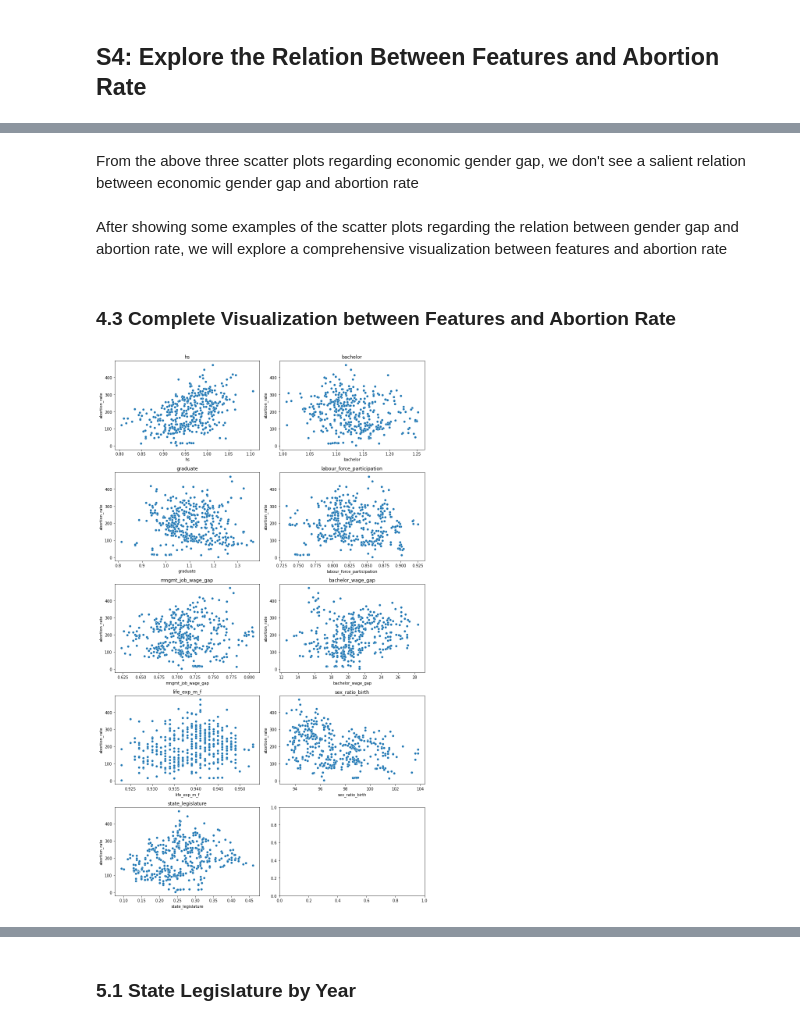
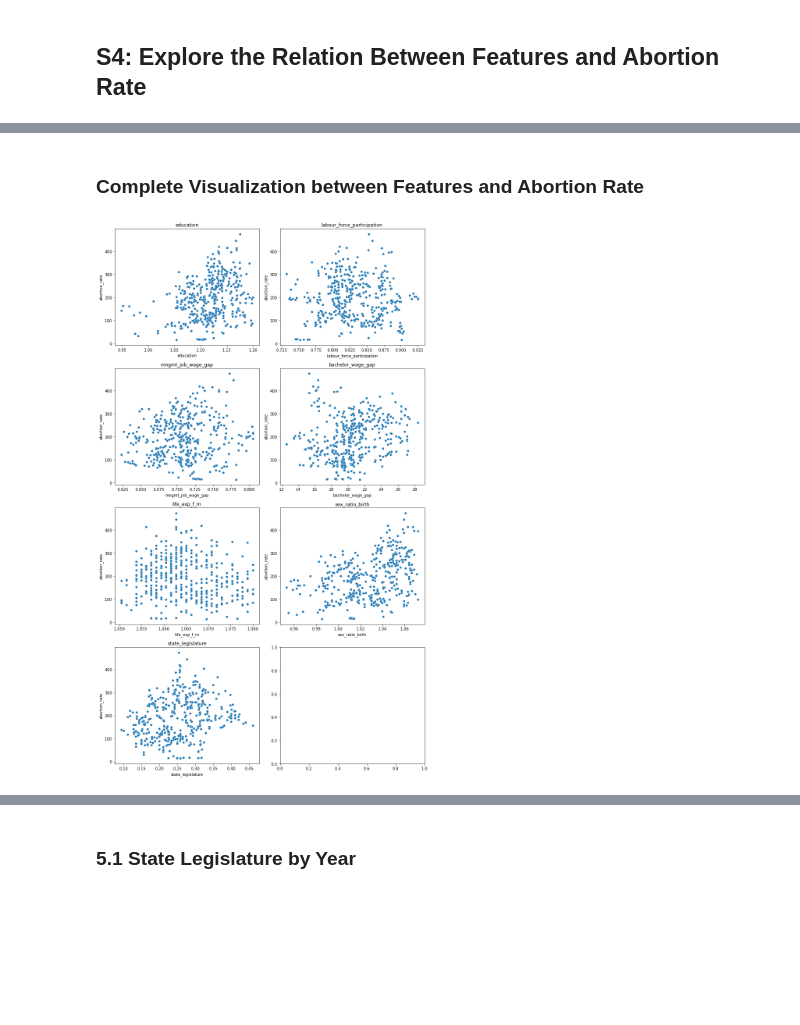
Before and after one commit to macs30122-winter23/final-project-233-not-found, a Jupyter notebook: EDA_April+GJX.ipynb, the cells around one changed output, grey strips where cells are left out. Drawn from its saved outputs; the diff is of its cells as text; code cells hidden in the pictures; blank space fills up the shorter version.

```diff
--- a/EDA_April+GJX.ipynb
+++ b/EDA_April+GJX.ipynb
@@ -319,6 +229,6 @@ Q1, Q3, lower_thresh, upper_thresh
 # %%
 print("Data size before dropping:", data_df.shape)
-data_df.drop(data_df[data_df["life_exp_m_f"] > 0.957].index, inplace=True)
-data_df.drop(data_df[data_df["life_exp_m_f"] < 0.922].index, inplace=True)
+data_df.drop(data_df[data_df["life_exp_f_m"] > 1.08].index, inplace=True)
+data_df.drop(data_df[data_df["life_exp_f_m"] < 1.05].index, inplace=True)
 print("Data size after dropping:", data_df.shape)
 # %% [output]
@@ -337,6 +247,6 @@ Q1, Q3, lower_thresh, upper_thresh
 # %%
 print("Data size before dropping:", data_df.shape)
-data_df.drop(data_df[data_df["sex_ratio_birth"] > 104.05].index, inplace=True)
-data_df.drop(data_df[data_df["sex_ratio_birth"] < 90.05].index, inplace=True)
+data_df.drop(data_df[data_df["sex_ratio_birth"] > 1.10].index, inplace=True)
+data_df.drop(data_df[data_df["sex_ratio_birth"] < 0.95].index, inplace=True)
 print("Data size after dropping:", data_df.shape)
 # %% [output]
@@ -402,10 +285,10 @@ From the above scatter plot, we see a negative relation between abortion rate an
 # %%
-data = data_df[["hs", "bachelor", "graduate", "labour_force_participation",
-                "mngmt_job_wage_gap", "bachelor_wage_gap", "life_exp_m_f",
+data = data_df[["education", "labour_force_participation",
+                "mngmt_job_wage_gap", "bachelor_wage_gap", "life_exp_f_m",
                 "sex_ratio_birth", "state_legislature", "abortion_rate", "rape_rate"]]
-fig, axs = plt.subplots(5, 2, figsize=(12, 20))
+fig, axs = plt.subplots(4, 2, figsize=(12, 16))
 
-for i in range(5):
+for i in range(4):
     for j in range(2):
         col = i*2 + j
         if col < len(data.columns) - 1:
@@ -519,10 +316,10 @@ Text(0.5, 1.0, 'Histogram of Three Data Sets')
 # %%
-data = data_df[["hs", "bachelor", "graduate", "labour_force_participation",
-           "mngmt_job_wage_gap", "bachelor_wage_gap", "life_exp_m_f",
+data = data_df[["education", "labour_force_participation",
+           "mngmt_job_wage_gap", "bachelor_wage_gap", "life_exp_f_m",
            "sex_ratio_birth", "state_legislature", "abortion_rate"]]
-fig, axs = plt.subplots(5, 2, figsize=(12, 20))
+fig, axs = plt.subplots(4, 2, figsize=(12, 18))
 
-for i in range(5):
+for i in range(4):
     for j in range(2):
         col = i*2 + j
         if col < len(data.columns):
@@ -596,23 +350,19 @@ Text(0.5, 1.0, 'Scatter plot between bachelor wage gender gap and abortion rate'
-# %% [markdown]
-From the above three scatter plots regarding economic gender gap, we don't see a salient relation between economic gender gap and abortion rate
-# %% [markdown]
-After showing some examples of the scatter plots regarding the relation between gender gap and abortion rate, we will explore a comprehensive visualization between features and abortion rate
 # %% [markdown]
-### 4.3 Complete Visualization between Features and Abortion Rate
+### Complete Visualization between Features and Abortion Rate
 # %%
-data = data_df[["hs", "bachelor", "graduate", "labour_force_participation",
-                "mngmt_job_wage_gap", "bachelor_wage_gap", "life_exp_m_f",
+data = data_df[["education", "labour_force_participation",
+                "mngmt_job_wage_gap", "bachelor_wage_gap", "life_exp_f_m",
                 "sex_ratio_birth", "state_legislature", "abortion_rate"]]
-fig, axs = plt.subplots(5, 2, figsize=(12, 20))
+fig, axs = plt.subplots(4, 2, figsize=(12, 20))
 
-for i in range(5):
+for i in range(4):
     for j in range(2):
         col = i*2 + j
         if col < len(data.columns) - 1:
             sns.scatterplot(data=data, x=data.columns[col], y="abortion_rate", ax=axs[i][j])
             axs[i][j].set_title(data.columns[col])
 
 fig.tight_layout()
 plt.show()
 # %% [output]
-[figure, old version]
+[figure, new version]
```
Also changed, not shown: parts of 81 cells of this notebook, 1 other file.
